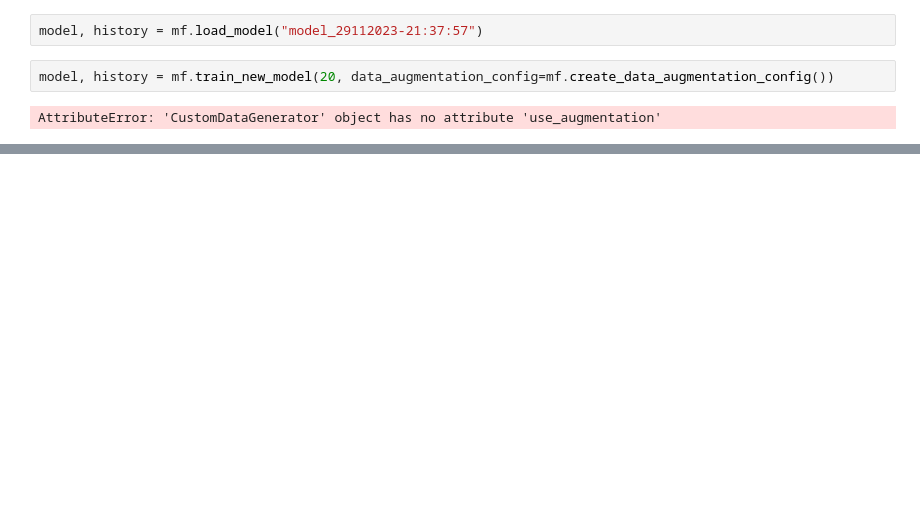
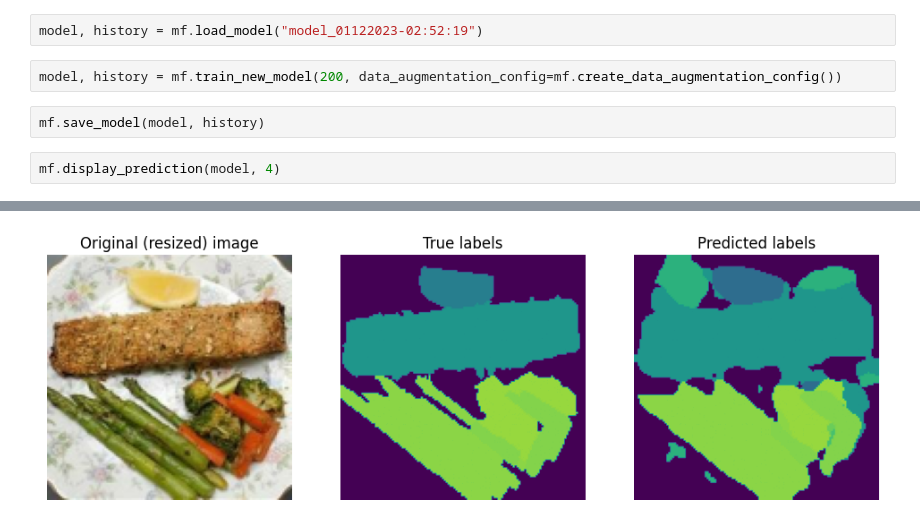
Before and after one commit to OskarRVestergaard/DL, a Jupyter notebook: Daniel.ipynb, the cells around one changed output, grey strips where cells are left out. Saved outputs shown, nothing was run; the diff lists cells and outputs as text; blank space fills up the shorter version.

```diff
--- a/Daniel.ipynb
+++ b/Daniel.ipynb
@@ -21,6 +21,9 @@ Your kernel may have been built without NUMA support.
 # %%
-model, history = mf.load_model("model_29112023-21:37:57")
+model, history = mf.load_model("model_01122023-02:52:19")
 # %%
-model, history = mf.train_new_model(20, data_augmentation_config=mf.create_data_augmentation_config())
+model, history = mf.train_new_model(200, data_augmentation_config=mf.create_data_augmentation_config())
-# %% [output]
-AttributeError: 'CustomDataGenerator' object has no attribute 'use_augmentation'
+# %%
+mf.save_model(model, history)
+# %%
+mf.display_prediction(model, 4)
+# %% [output]
@@ -26,0 +31 @@ AttributeError: 'CustomDataGenerator' object has no attribute 'use_augmentation'
+[figure, added]
```
Also changed, not shown: parts of 2 cells of this notebook, 2 other files.
